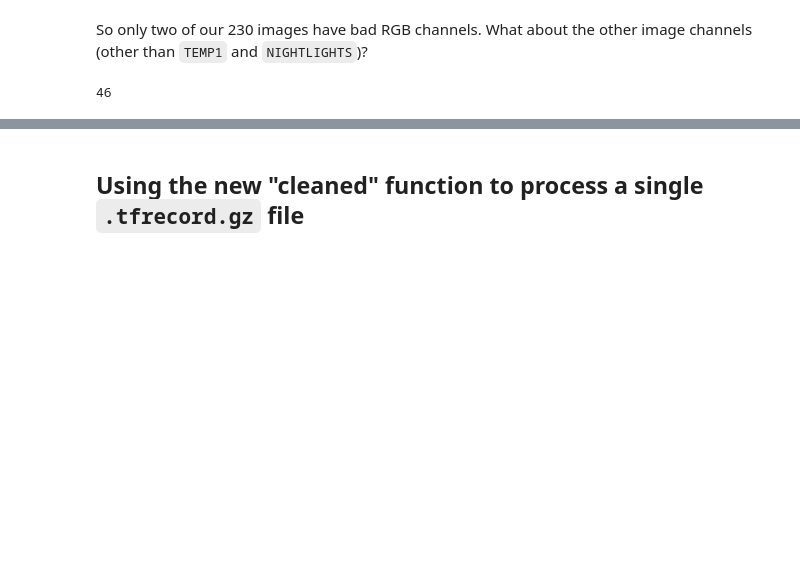
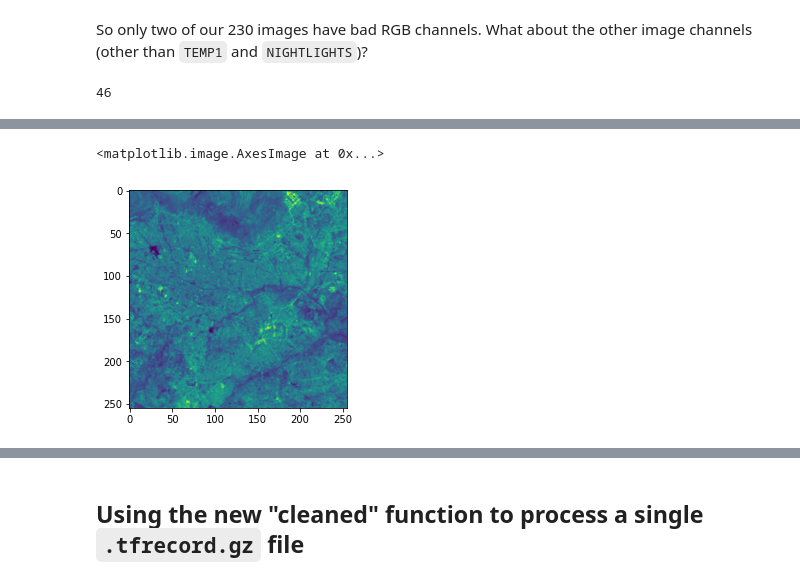
Before and after one commit to simonlazarus/Predicting-Poverty-with-Satellite-Images, a Jupyter notebook: code/02_extract_images_and_data.ipynb, the cells around one changed output, grey strips where cells are left out. Cells and saved outputs as stored; diff of their text form; code cells hidden in the pictures; blank space fills up the shorter version.

```diff
--- a/code/02_extract_images_and_data.ipynb
+++ b/code/02_extract_images_and_data.ipynb
@@ -436,0 +543,6 @@ Going forward, we *will* need to drop those images that have RGB values greater
+# %%
+rescaled_channel4 = img_array[:,:,4]/2
+plt.imshow(rescaled_channel4)
+# %% [output]
+<matplotlib.image.AxesImage at 0x...>
+[figure, added]
```
Also changed, not shown: parts of 94 cells of this notebook, 9 other files.
